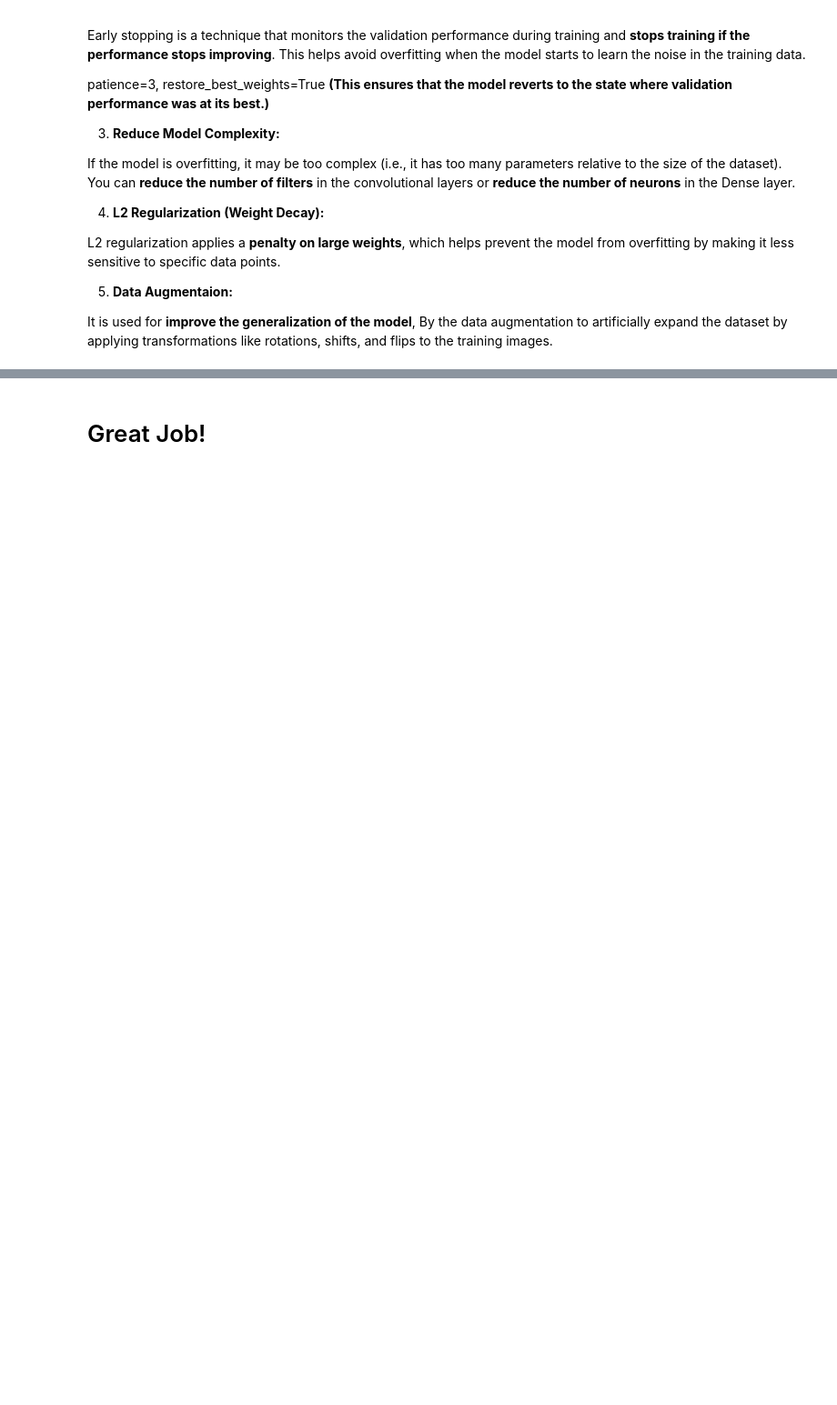
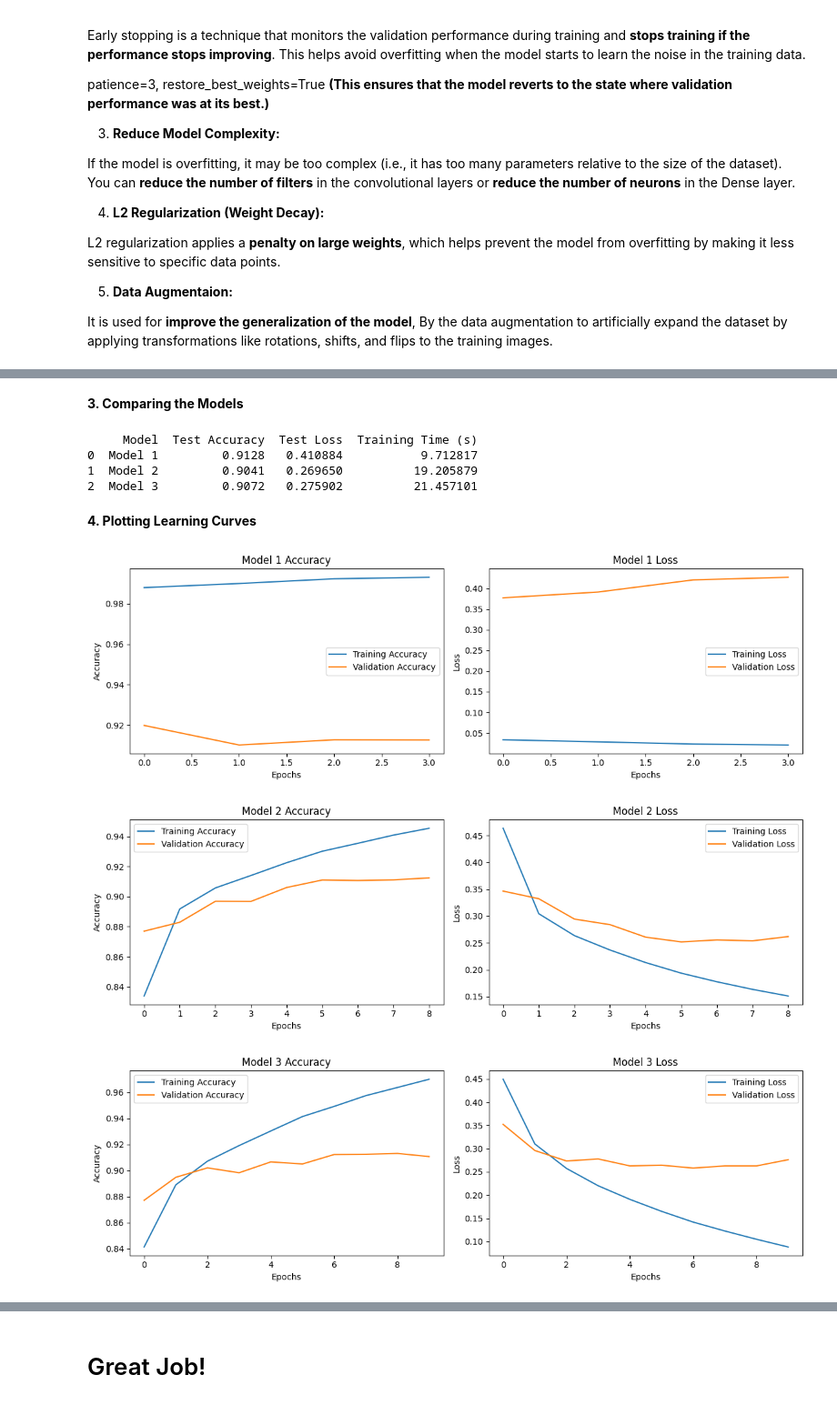
Before and after one commit to asifkhan9795/computer-vision, a Jupyter notebook: cv-assignment-01.ipynb, the cells around one changed output, grey strips where cells are left out. Shown: that part at 91% size. Drawn from its saved outputs; the diff is of its cells as text; code cells hidden in the pictures; blank space fills up the shorter version.

```diff
--- a/cv-assignment-01.ipynb
+++ b/cv-assignment-01.ipynb
@@ -552,0 +603,9 @@ It is used for **improve the generalization of the model**, By the data augmenta
+# %%
+# Train and evaluate Model 1
+history_1, test_acc_1, test_loss_1, training_time_1 = train_and_evaluate(model_exp1, x_train, y_train, x_test, y_test)
+
+# Train and evaluate Model 2
+history_2, test_acc_2, test_loss_2, training_time_2 = train_and_evaluate(model_exp2, x_train, y_train, x_test, y_test)
+
+# Train and evaluate Model 3
+history_3, test_acc_3, test_loss_3, training_time_3 = train_and_evaluate(model_exp3, x_train, y_train, x_test, y_test)
@@ -553 +630,59 @@ It is used for **improve the generalization of the model**, By the data augmenta
+# %% [markdown]
+**3. Comparing the Models**
+# %%
+import pandas as pd
+
+# Compare the results across all models
+results = pd.DataFrame({
+    'Model': ['Model 1', 'Model 2', 'Model 3'],
+    'Test Accuracy': [test_acc_1, test_acc_2, test_acc_3],
+    'Test Loss': [test_loss_1, test_loss_2, test_loss_3],
+    'Training Time (s)': [training_time_1, training_time_2, training_time_3]
+})
+
+# Display the comparison results
+print(results)
+# %% [output]
+     Model  Test Accuracy  Test Loss  Training Time (s)
+0  Model 1         0.9128   0.410884           9.712817
+1  Model 2         0.9041   0.269650          19.205879
+2  Model 3         0.9072   0.275902          21.457101
+# %% [markdown]
+**4. Plotting Learning Curves**
+# %%
+import matplotlib.pyplot as plt
+
+# Function to plot the learning curves for a given model
+def plot_learning_curves(history, model_name):
+    plt.figure(figsize=(12, 4))
+
+    # Plot accuracy
+    plt.subplot(1, 2, 1)
+    plt.plot(history.history['accuracy'], label='Training Accuracy')
+    plt.plot(history.history['val_accuracy'], label='Validation Accuracy')
+    plt.title(f'{model_name} Accuracy')
+    plt.xlabel('Epochs')
+    plt.ylabel('Accuracy')
+    plt.legend()
+
+    # Plot loss
+    plt.subplot(1, 2, 2)
+    plt.plot(history.history['loss'], label='Training Loss')
+    plt.plot(history.history['val_loss'], label='Validation Loss')
+    plt.title(f'{model_name} Loss')
+    plt.xlabel('Epochs')
+    plt.ylabel('Loss')
+    plt.legend()
+
+    plt.tight_layout()
+    plt.show()
+
+# Plot learning curves for each model
+plot_learning_curves(history_1, "Model 1")
+plot_learning_curves(history_2, "Model 2")
+plot_learning_curves(history_3, "Model 3")
+# %% [output]
+[figure, added]
+[figure, added]
+[figure, added]
 # %% [markdown]
```
Also changed, not shown: parts of 13 cells of this notebook.
